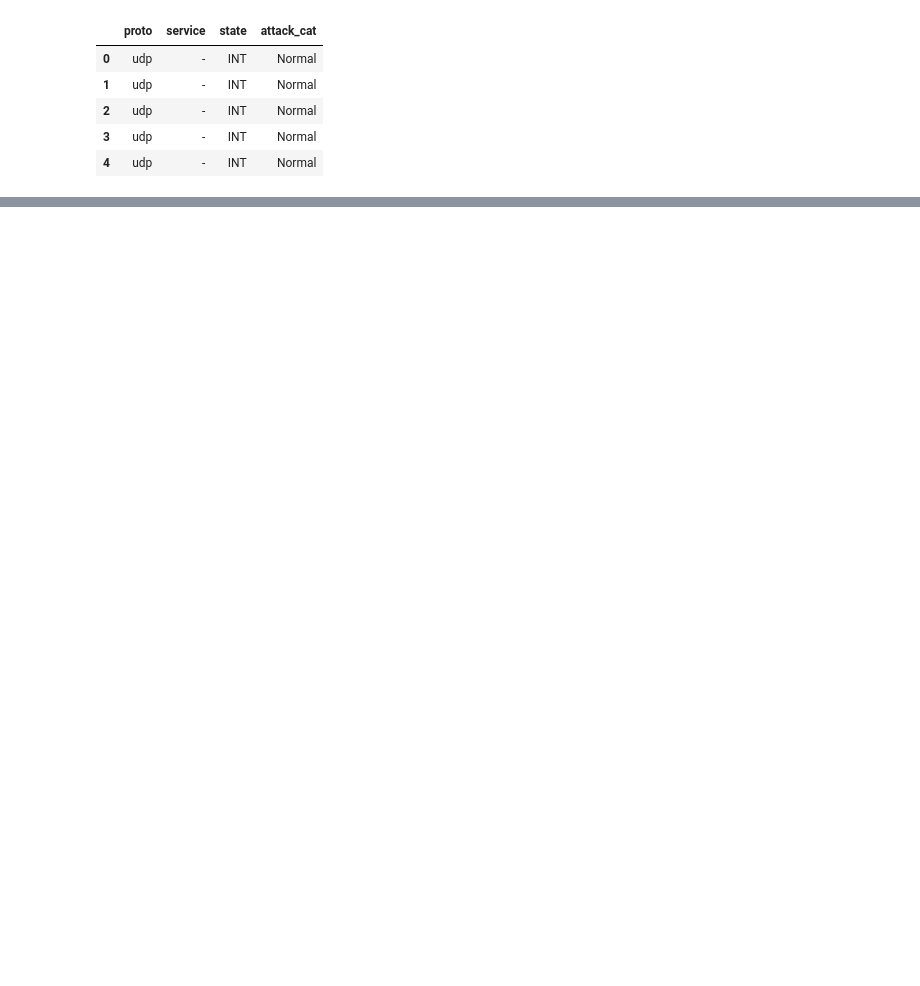
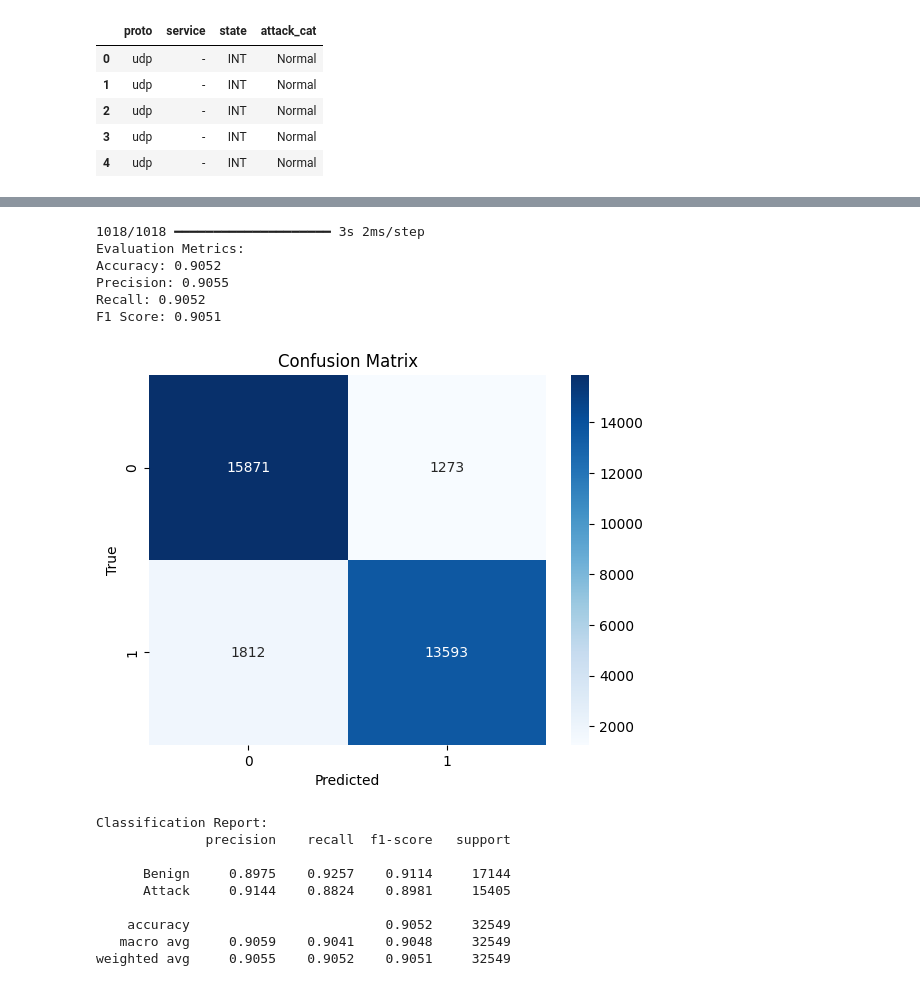
Before and after one commit to FranPratama/ids-hybrid-cnn-lstm, a Jupyter notebook: Corrected_TA_IDS.ipynb, the cells around one changed output, grey strips where cells are left out. Drawn from its saved outputs; the diff is of its cells as text; code cells hidden in the pictures; blank space fills up the shorter version.

```diff
--- a/Corrected_TA_IDS.ipynb
+++ b/Corrected_TA_IDS.ipynb
@@ -497,10 +87,0 @@ checkpoint = ModelCheckpoint('best_enhanced_model.keras',
-# %%
-# 3. Train Model with Validation
-history = model.fit(
-    X_train, y_train,
-    epochs=30,  # Increase number of epochs
-    batch_size=64,  # Adjust batch size
-    validation_split=0.2,
-    callbacks=[early_stopping, reduce_lr, checkpoint],
-    verbose=1
-)
@@ -571,0 +220,10 @@ plt.show()
+# %%
+# 3. Train Model with Validation
+history = model.fit(
+    X_train, y_train,
+    epochs=30,  # Increase number of epochs
+    batch_size=64,  # Adjust batch size
+    validation_data=(X_val, y_val),
+    callbacks=[early_stopping, reduce_lr, checkpoint],
+    verbose=1
+)
@@ -571,0 +248,53 @@ plt.show()
+# %%
+# 4. Model Evaluation
+# Load best model weights
+model.load_weights('best_cnn.keras')
+
+# Predict on testing data
+y_pred = model.predict(X_test)
+
+# Get predicted labels
+y_pred_labels = np.argmax(y_pred, axis=1)
+# Get true labels for multiclass
+y_true_labels = np.argmax(y_test, axis=1)
+
+# Calculate evaluation metrics
+accuracy = accuracy_score(y_true_labels, y_pred_labels)
+precision = precision_score(y_true_labels, y_pred_labels, average='weighted')  # Use 'weighted' for multiclass
+recall = recall_score(y_true_labels, y_pred_labels, average='weighted')  # Use 'weighted' for multiclass
+f1 = f1_score(y_true_labels, y_pred_labels, average='weighted')  # Use 'weighted' for multiclass
+
+print("Evaluation Metrics:")
+print(f"Accuracy: {accuracy:.4f}")
+print(f"Precision: {precision:.4f}")
+print(f"Recall: {recall:.4f}")
+print(f"F1 Score: {f1:.4f}")
+
+# Confusion Matrix
+cm = confusion_matrix(y_true_labels, y_pred_labels)
+sns.heatmap(cm, annot=True, fmt='d', cmap='Blues')
+plt.xlabel('Predicted')
+plt.ylabel('True')
+plt.title('Confusion Matrix')
+plt.show()
+
+# Classification Report
+print("Classification Report:")
+print(classification_report(y_true_labels, y_pred_labels, target_names=['Benign', 'Attack'], digits=4))
+# %% [output]
+1018/1018 ━━━━━━━━━━━━━━━━━━━━ 3s 2ms/step
+Evaluation Metrics:
+Accuracy: 0.9052
+Precision: 0.9055
+Recall: 0.9052
+F1 Score: 0.9051
+[figure, added]
+Classification Report:
+              precision    recall  f1-score   support
+
+      Benign     0.8975    0.9257    0.9114     17144
+      Attack     0.9144    0.8824    0.8981     15405
+
+    accuracy                         0.9052     32549
+   macro avg     0.9059    0.9041    0.9048     32549
+weighted avg     0.9055    0.9052    0.9051     32549
```
Also changed, not shown: parts of 41 cells of this notebook, 15 other files.
